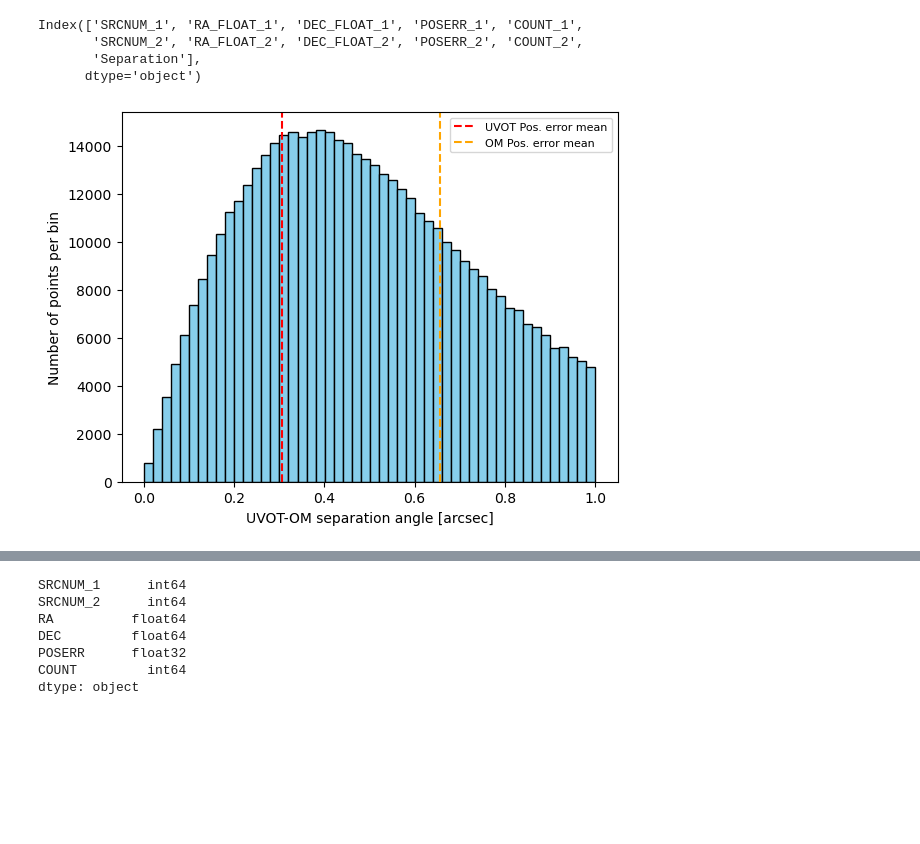
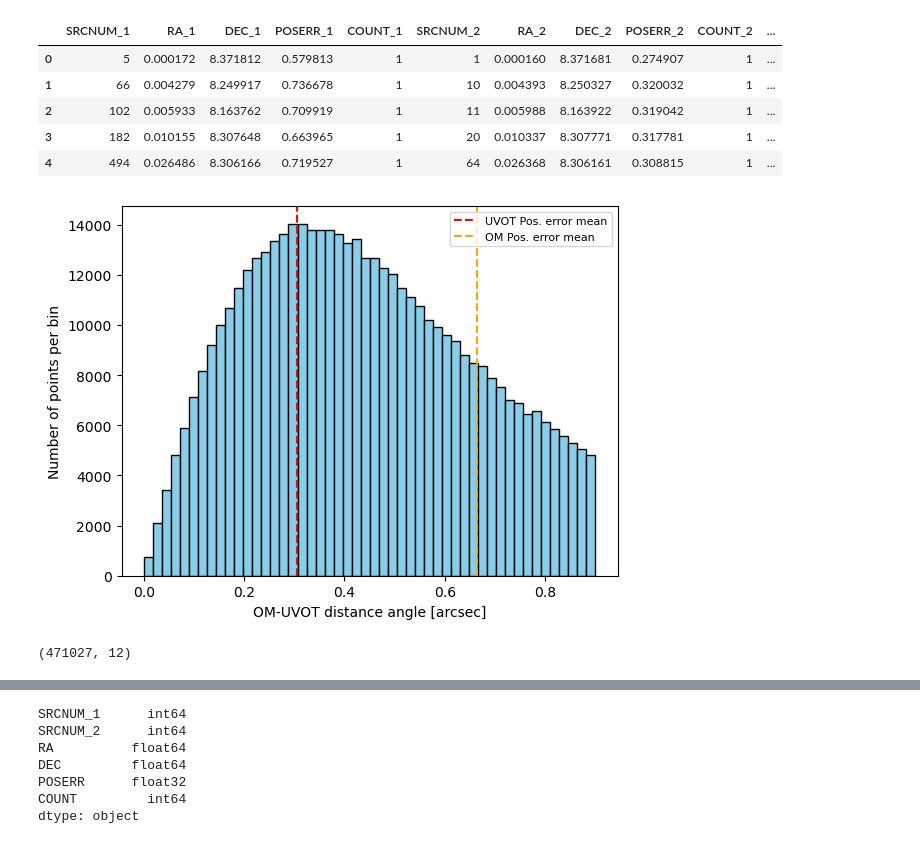
Before and after one commit to JulienValteau/TFM_TDE_Detection, a Jupyter notebook: UV_database_creation_pipeline/2- Generate_aggregate_source_DB.ipynb, the cells around one changed output, grey strips where cells are left out. Drawn from its saved outputs; the diff is of its cells as text; code cells hidden in the pictures; blank space fills up the shorter version.

```diff
--- a/UV_database_creation_pipeline/2- Generate_aggregate_source_DB.ipynb
+++ b/UV_database_creation_pipeline/2- Generate_aggregate_source_DB.ipynb
@@ -7,24 +7,32 @@ import pandas as pd
 import dask.dataframe as dd
 roots_tfm = '/home/julien/Documents/Etudes/Astrofisica/Master/TFM/Data'
 # %%
-filepath_match = roots_tfm + '/match_uvot_xmm'
-dat = Table.read(filepath_match)
-df = dat.to_pandas()
-df.columns
+filepath_match = roots_tfm + '/Swift-UVOT/Match_OM/match_uvot_om'
+df = Table.read(filepath_match).to_pandas()
+df.head()
 # %% [output]
-Index(['SRCNUM_1', 'RA_FLOAT_1', 'DEC_FLOAT_1', 'POSERR_1', 'COUNT_1',
-       'SRCNUM_2', 'RA_FLOAT_2', 'DEC_FLOAT_2', 'POSERR_2', 'COUNT_2',
-       'Separation'],
-      dtype='object')
+|  | SRCNUM_1 | RA_1 | DEC_1 | POSERR_1 | COUNT_1 | SRCNUM_2 | RA_2 | DEC_2 | POSERR_2 | COUNT_2 | ... |
+| 0 | 5 | 0.000172 | 8.371812 | 0.579813 | 1 | 1 | 0.000160 | 8.371681 | 0.274907 | 1 | ... |
+| 1 | 66 | 0.004279 | 8.249917 | 0.736678 | 1 | 10 | 0.004393 | 8.250327 | 0.320032 | 1 | ... |
+| 2 | 102 | 0.005933 | 8.163762 | 0.709919 | 1 | 11 | 0.005988 | 8.163922 | 0.319042 | 1 | ... |
+| 3 | 182 | 0.010155 | 8.307648 | 0.663965 | 1 | 20 | 0.010337 | 8.307771 | 0.317781 | 1 | ... |
+| 4 | 494 | 0.026486 | 8.306166 | 0.719527 | 1 | 64 | 0.026368 | 8.306161 | 0.308815 | 1 | ... |
 # %%
 # Plot figure
 fig, ax =plt.subplots()
-ax.hist(df['Separation'], bins=50, color='skyblue',edgecolor='black')
-ax.axvline(np.mean(df['POSERR_1']), linestyle='dashed', color='r',label='UVOT Pos. error mean')
-ax.axvline(np.mean(df['POSERR_2']), linestyle='dashed', color='orange',label='OM Pos. error mean')
-ax.set_xlabel("UVOT-OM separation angle [arcsec]")
+ax.hist(df[df['angDist']<0.9]['angDist'], bins=50, color='skyblue',edgecolor='black')
+#ax.hist(df1['Separation'], bins=50, color='skyblue',edgecolor='black')
+#ax.hist(df[df['Separation']<1]['Separation'], bins=50, color='magenta',edgecolor='black')
+ax.axvline(np.mean(df['POSERR_2']), linestyle='dashed', color='r',label='UVOT Pos. error mean')
+ax.axvline(np.mean(df['POSERR_1']), linestyle='dashed', color='orange',label='OM Pos. error mean')
+ax.set_xlabel("OM-UVOT distance angle [arcsec]")
 ax.set_ylabel("Number of points per bin")
 ax.legend(prop={'size': 8})
-fig.savefig(roots_tfm + '/match_UVOT_OM.png',dpi=1200)
+fig.savefig(roots_tfm + '/Swift-UVOT/Match_OM//match_UVOT_OM.png',dpi=1200)
 # %% [output]
-[figure, old version]
+[figure, new version]
+# %%
+df_match = df[df['angDist']<0.9]
+df_match.shape
+# %% [output]
+(471027, 12)
```
Also changed, not shown: parts of 18 cells of this notebook, 2 other files.
